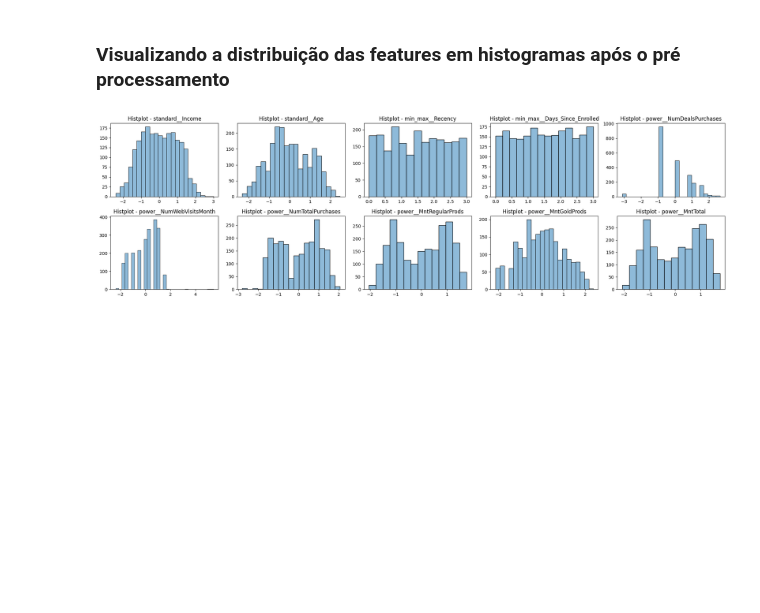
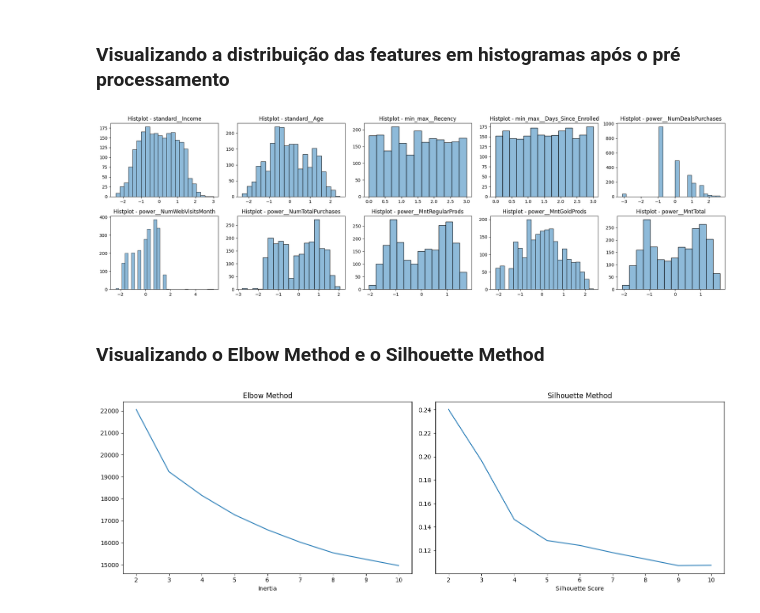
Before and after one commit to matheusresende7/ds_projeto_final_5_modelo_clusterizacao_classificacao_app_delivery, a Jupyter notebook: notebooks/06_feature_engineering.ipynb, the cells around one changed output. Saved outputs shown, nothing was run; the diff lists cells and outputs as text; code cells hidden in the pictures; blank space fills up the shorter version.

```diff
--- a/notebooks/06_feature_engineering.ipynb
+++ b/notebooks/06_feature_engineering.ipynb
@@ -201,12 +209,12 @@ array(['one_hot__Education_2n Cycle', 'one_hot__Education_Basic',
 # %% [markdown]
 ### Criando um dataset com o resultado do pré processamento
 # %%
-df_pre_processed = pd.DataFrame( # Criando um dataset com o resultado do pré processamento
+df_transformed = pd.DataFrame( # Criando um dataset com o resultado do pré processamento
     preprocessing.fit_transform(df), # Passando os dados do dataset
     columns=preprocessing.get_feature_names_out() # Passando o nome das colunas do dataset
 )
 
-df_pre_processed.head(3) # Visualizando o dataset pré processado
+df_transformed.head(3) # Visualizando o dataset pré processado
 # %% [output]
 |  | one_hot__Education_2n Cycle | one_hot__Education_Basic | one_hot__Education_Graduation | one_hot__Education_Master | ... |
 | 0 | 0.0 | 0.0 | 1.0 | 0.0 | ... |
@@ -221,2 +233,8 @@ fn_charts.histplots(df_pre_processed, columns_not_one_hot, num_cols=5, height_fi
 # %% [output]
 [figure]
+# %% [markdown]
+### Visualizando o Elbow Method e o Silhouette Method
+# %%
+fn_charts.elbow_silhouette(df_transformed) # Criando os gráficos de Elbow Method e Silhouette Method
+# %% [output]
+[figure, added]
```
Also changed, not shown: parts of 16 cells of this notebook, 7 other files.
